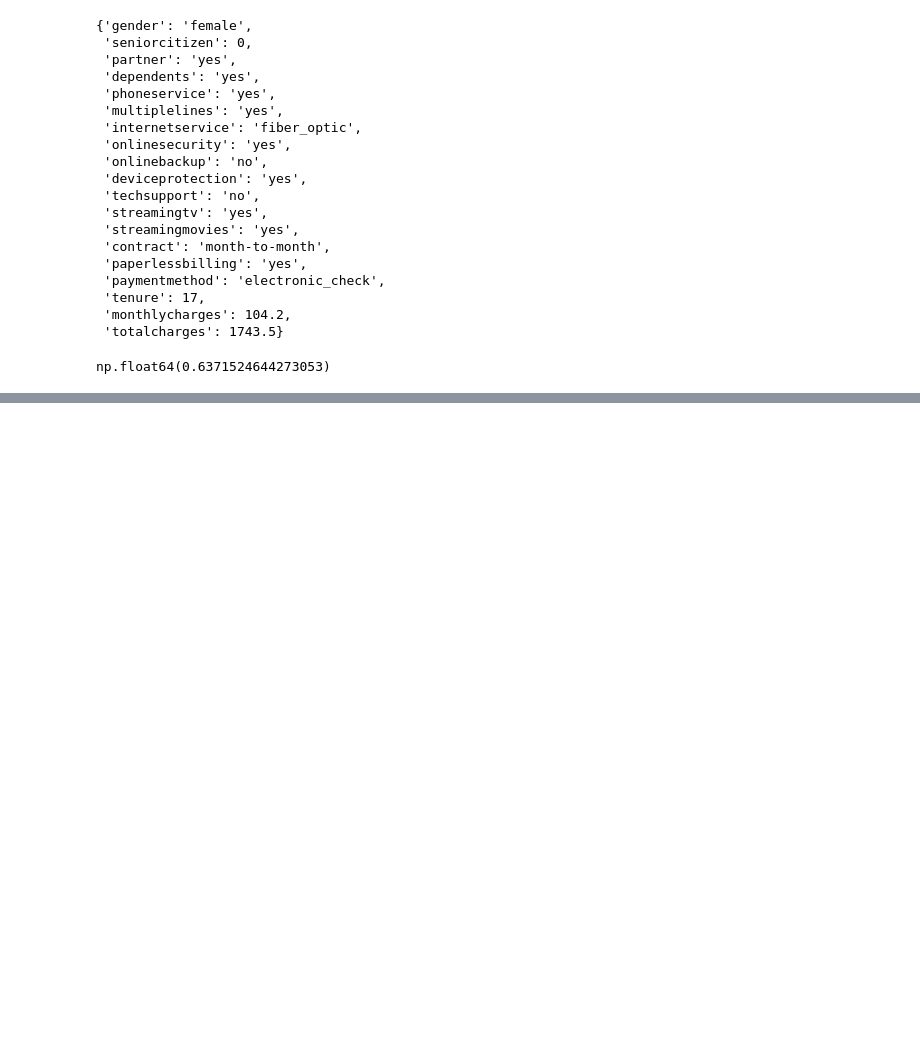
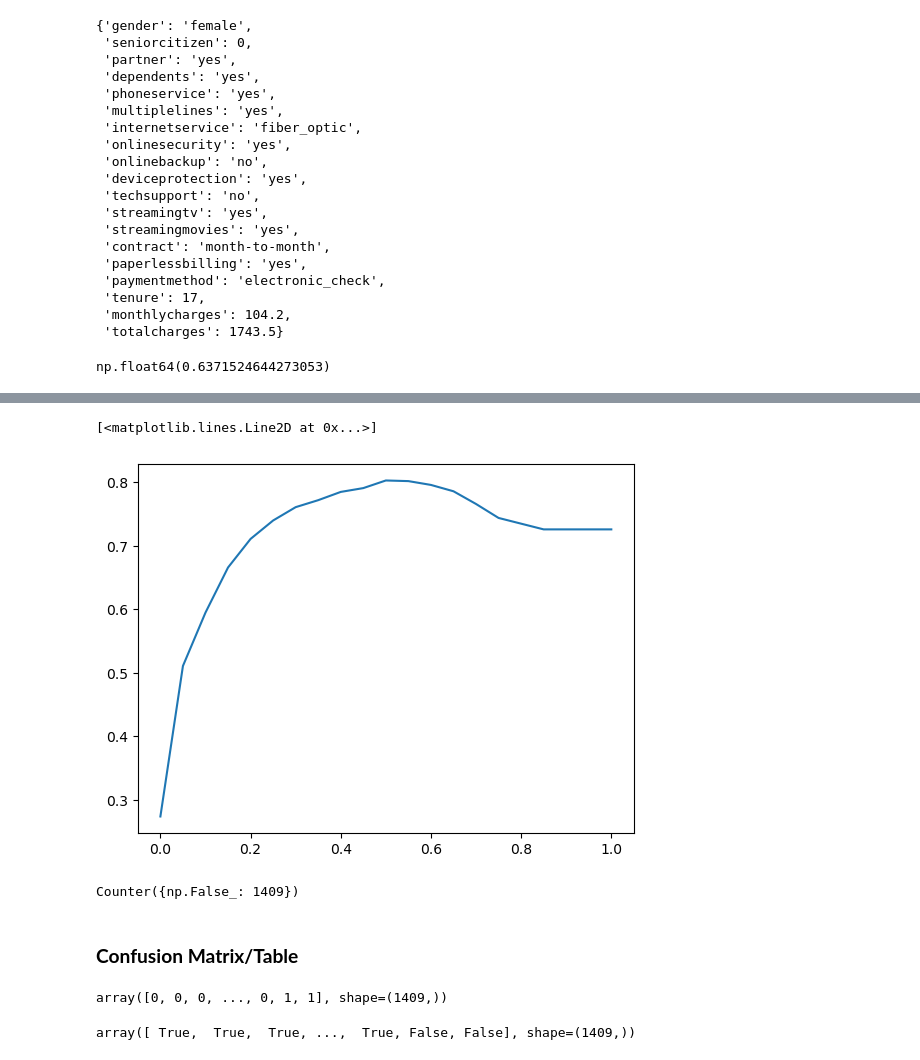
Before and after one commit to JoshAmpofo/mlzoomcamp_2025, a Jupyter notebook: notes/model3_classification.ipynb, the cells around one changed output, grey strips where cells are left out. Cells and saved outputs as stored; diff of their text form; code cells hidden in the pictures; blank space fills up the shorter version.

```diff
--- a/notes/model3_classification.ipynb
+++ b/notes/model3_classification.ipynb
@@ -1121,0 +1124,7 @@ np.float64(0.6371524644273053)
+# %%
+val_dicts = df_val[categorical+numerical].to_dict(orient='records')
+X_val = dv.transform(val_dicts)
+
+y_pred_val = lr.predict_proba(X_val)[:, 1]
+churn_decision = (y_pred_val >= 0.5) # getting accuracy
+(y_val == churn_decision).mean()
@@ -1121,0 +1144,13 @@ np.float64(0.6371524644273053)
+# %%
+from sklearn.metrics import accuracy_score
+
+thresholds = np.linspace(0, 1, 21)
+
+scores = []
+
+for t in thresholds:
+    score = accuracy_score(y_val, y_pred_val >= t)
+    # churn_decision = (y_pred_val >= t)
+    # score = (y_val == churn_decision).mean()
+    print(f"Threshold: {t:.2f}, Score: {score:.3f}")
+    scores.append(round(score, 3))
@@ -1121,0 +1175,15 @@ np.float64(0.6371524644273053)
+# %%
+plt.plot(thresholds, scores)
+# %% [output]
+[<matplotlib.lines.Line2D at 0x...>]
+[figure, added]
+# %%
+from collections import Counter
+
+Counter(y_pred_val >= 1.0)
+
+# for this case, accuracy doesn't tell us how useful the model is.
+# %% [output]
+Counter({np.False_: 1409})
+# %% [markdown]
+### **Confusion Matrix/Table**
@@ -1121,0 +1193,8 @@ np.float64(0.6371524644273053)
+# %%
+y_val
+# %% [output]
+array([0, 0, 0, ..., 0, 1, 1], shape=(1409,))
+# %%
+actual_negative
+# %% [output]
+array([ True,  True,  True, ...,  True, False, False], shape=(1409,))
```
Also changed, not shown: parts of 83 cells of this notebook.
